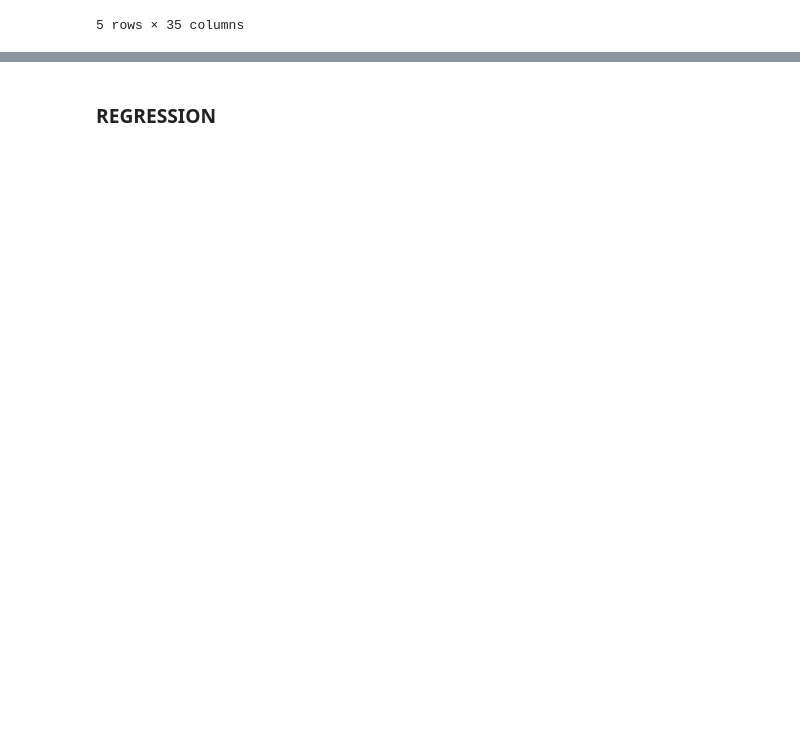
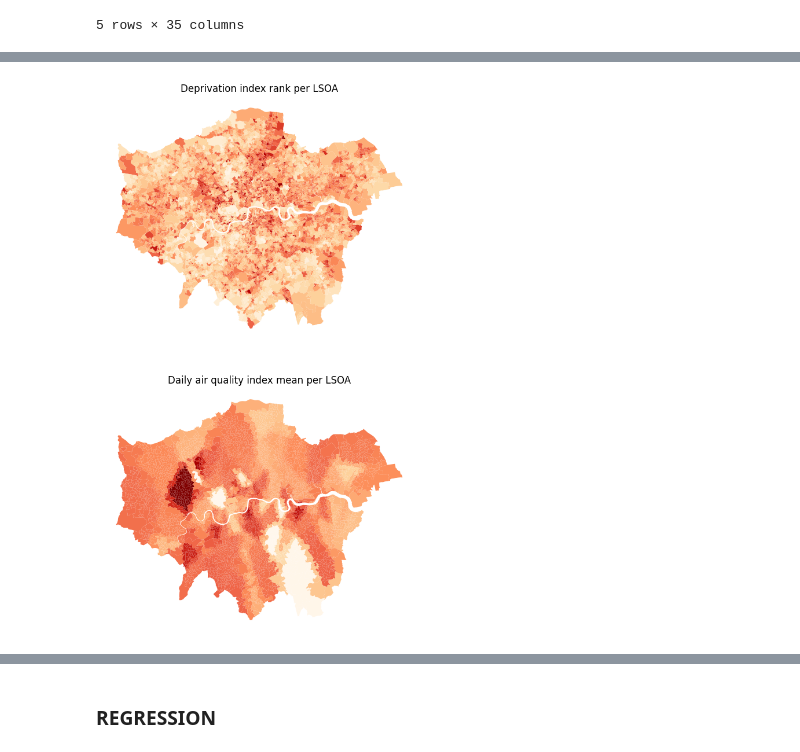
Before and after one commit to shaunhoang/cusp, a Jupyter notebook: calculation.ipynb, the cells around one changed output, grey strips where cells are left out. Cells and saved outputs as stored; diff of their text form; code cells hidden in the pictures; blank space fills up the shorter version.

```diff
--- a/calculation.ipynb
+++ b/calculation.ipynb
@@ -606,2 +608,20 @@ lsoa_merge4.to_file("data_full_by_lsoa.geojson", driver='GeoJSON')
+# %%
+# Map all variables of lsoa_merge4 in a 2x2 grid
+fig, ax = plt.subplots(2, 1, figsize=(10, 12))
+
+lsoa_merge4.plot(column='MID_2_dim_share', cmap='OrRd', linewidth=0, ax=ax[0], edgecolor='0.8', legend=False)
+lsoa_merge4.plot(column='daily_air_quality_index_mean', cmap='OrRd', linewidth=0, ax=ax[1], edgecolor='0.8', legend=False)
+
+
+ax[0].set_title('Deprivation index rank per LSOA')
+ax[1].set_title('Daily air quality index mean per LSOA')
+
+# remove the axis
+for i in range(2):
+    ax[i].axis('off')
+
+plt.show()
+# %% [output]
+[figure, added]
 # %%
 # Map all variables of lsoa_merge4 in a 2x2 grid
```
Also changed, not shown: parts of 14 cells of this notebook, 7 other files.
